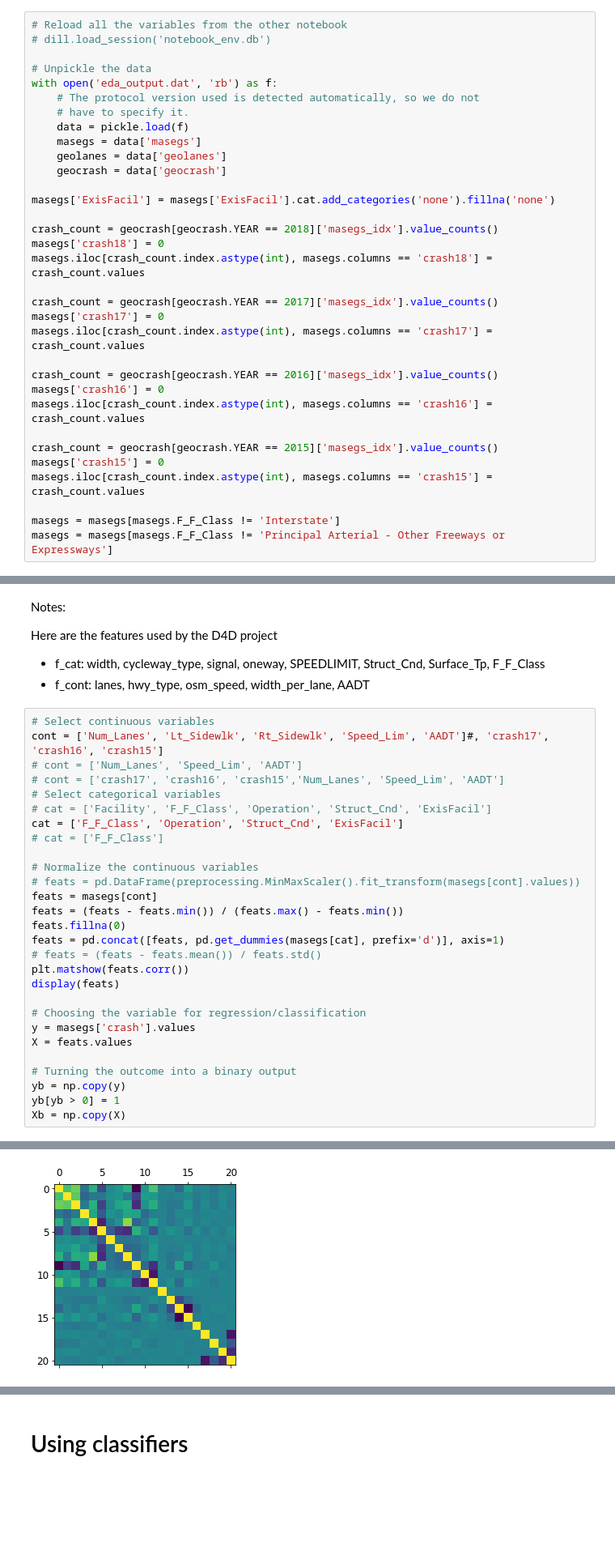
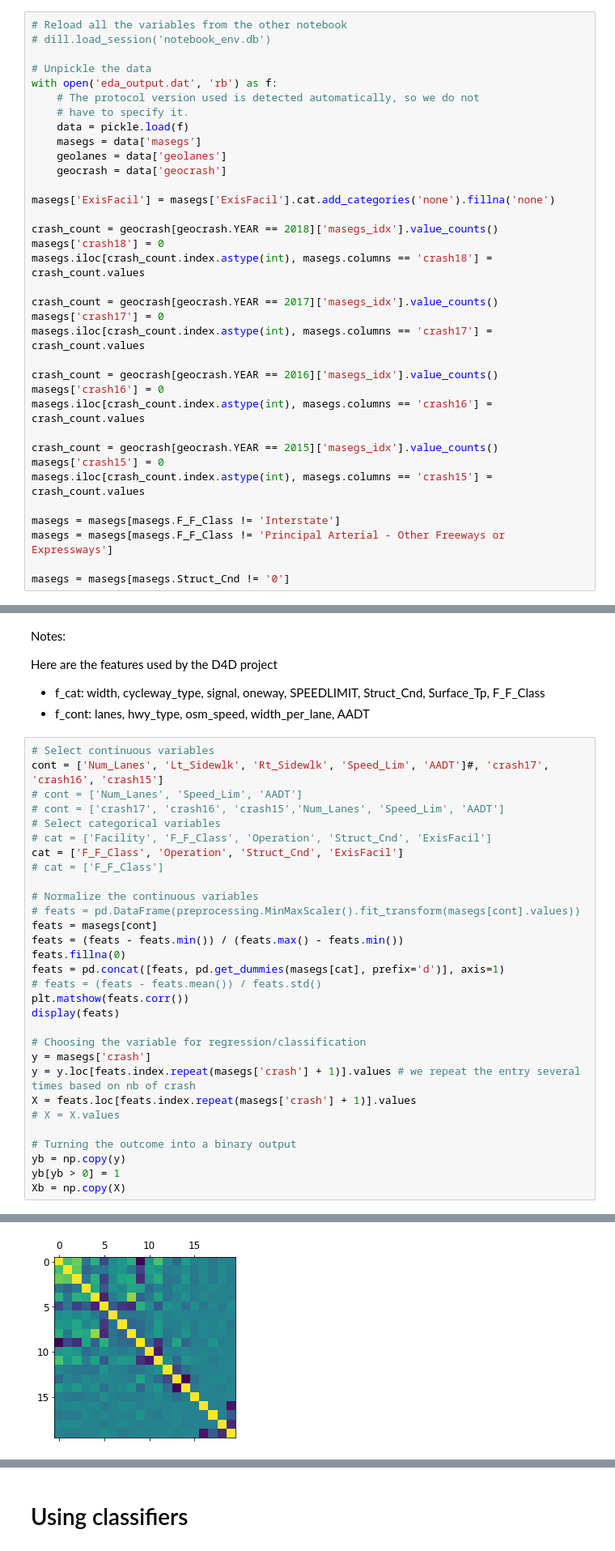
Before and after one commit to lemartinet/cycle-safe, a Jupyter notebook: notebook/model.ipynb, the cells around one changed output, grey strips where cells are left out. Shown: that part at 81% size. Cells and saved outputs as stored; diff of their text form; blank space fills up the shorter version.

```diff
--- a/notebook/model.ipynb
+++ b/notebook/model.ipynb
@@ -62,3 +62,5 @@ masegs.iloc[crash_count.index.astype(int), masegs.columns == 'crash15'] = crash_
 
 masegs = masegs[masegs.F_F_Class != 'Interstate']
 masegs = masegs[masegs.F_F_Class != 'Principal Arterial - Other Freeways or Expressways']
+
+masegs = masegs[masegs.Struct_Cnd != '0']
@@ -202,8 +179,10 @@ plt.matshow(feats.corr())
 display(feats)
 
 # Choosing the variable for regression/classification
-y = masegs['crash'].values
-X = feats.values
+y = masegs['crash']
+y = y.loc[feats.index.repeat(masegs['crash'] + 1)].values # we repeat the entry several times based on nb of crash
+X = feats.loc[feats.index.repeat(masegs['crash'] + 1)].values
+# X = X.values
 
 # Turning the outcome into a binary output
 yb = np.copy(y)
@@ -231 +210 @@ Xb = np.copy(X)
-[figure, old version]
+[figure, new version]
```
Also changed, not shown: parts of 14 cells of this notebook, 4 other files.
